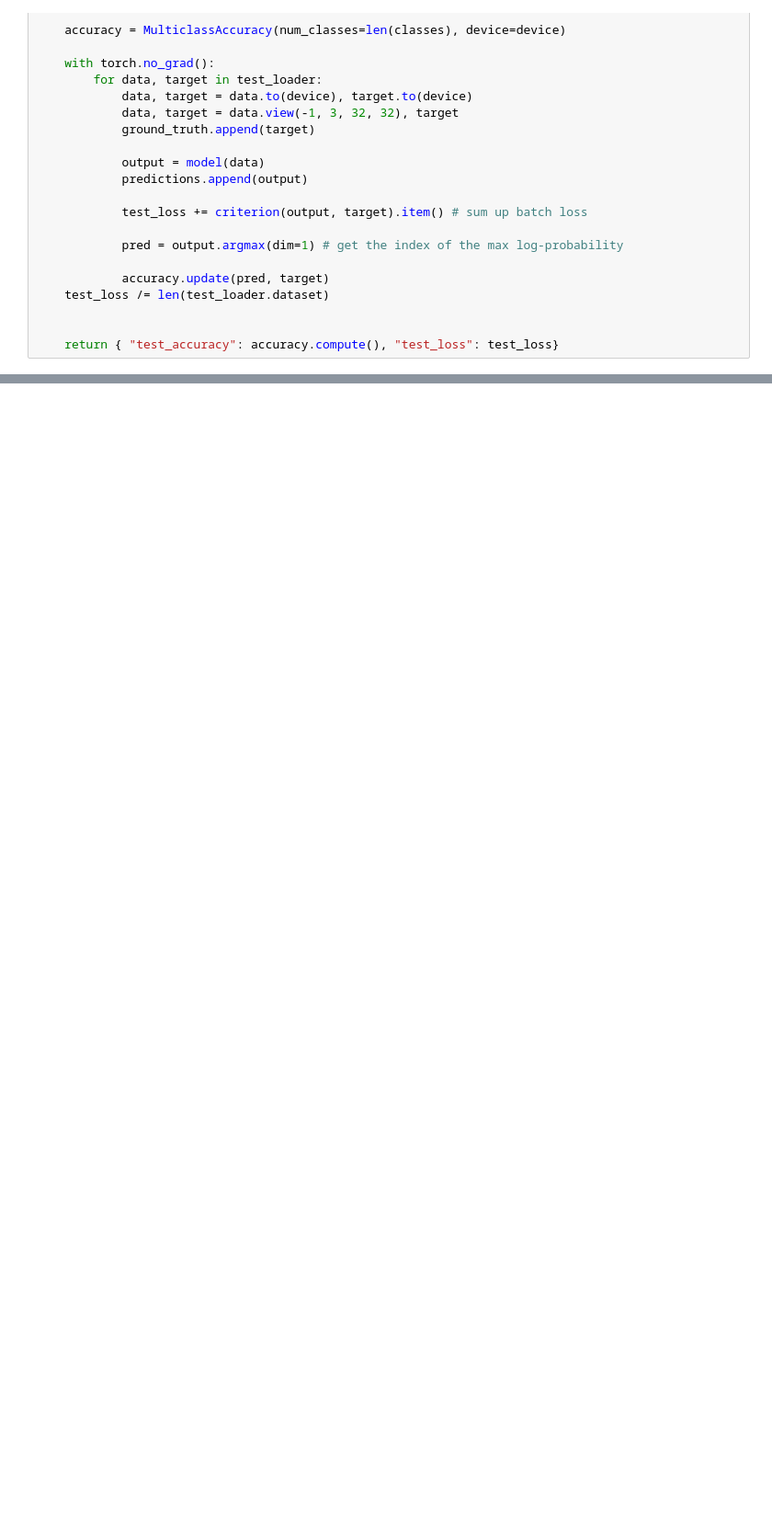
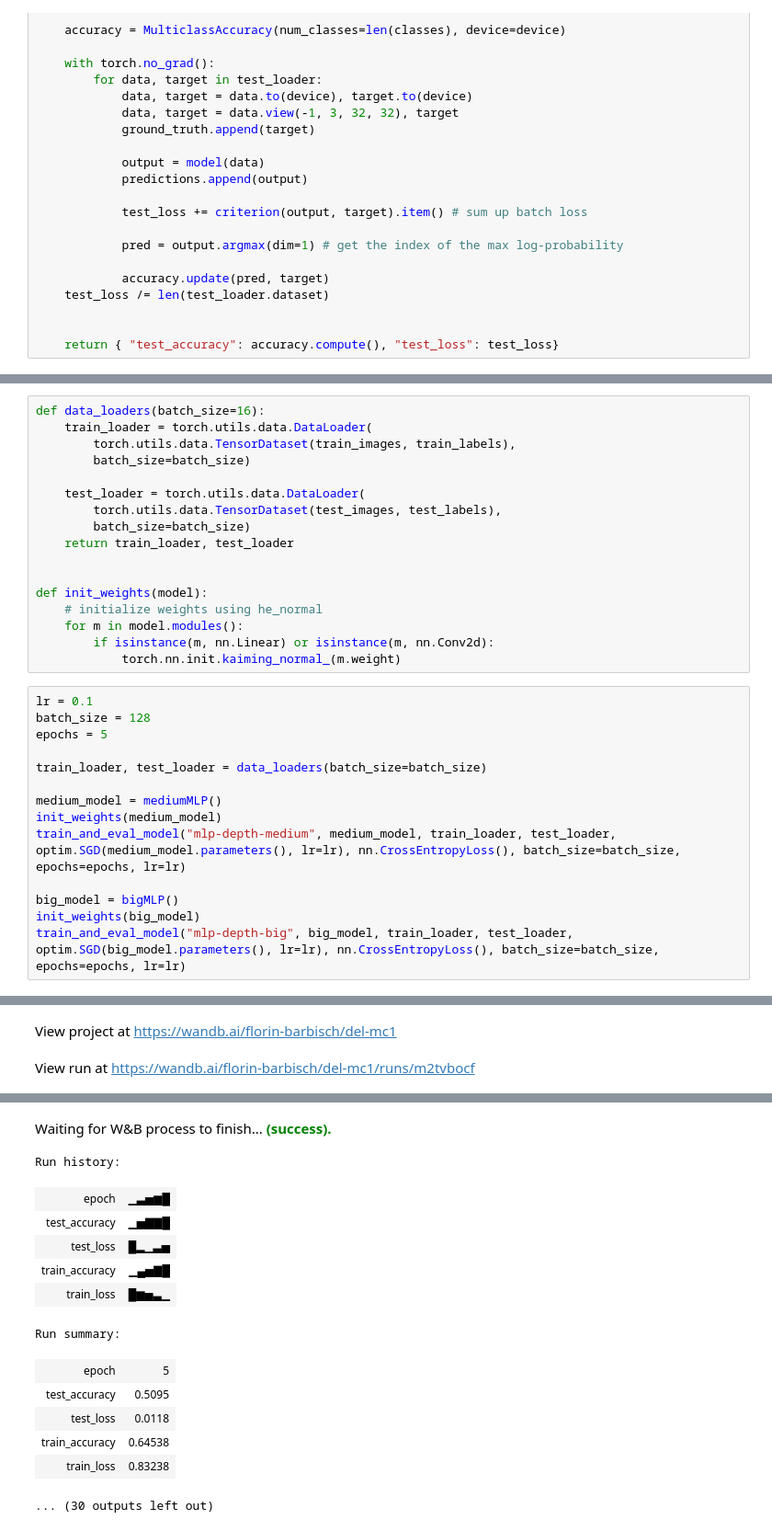
Before and after one commit to florinbarbisch/del, a Jupyter notebook: mc1.ipynb, the cells around one changed output, grey strips where cells are left out. Shown at 92% size. Saved outputs shown, nothing was run; the diff lists cells and outputs as text; blank space fills up the shorter version.

```diff
--- a/mc1.ipynb
+++ b/mc1.ipynb
@@ -600,0 +525,32 @@ Synced 5 W&B file(s), 0 media file(s), 0 artifact file(s) and 0 other file(s)
+# %%
+def data_loaders(batch_size=16):
+    train_loader = torch.utils.data.DataLoader(
+        torch.utils.data.TensorDataset(train_images, train_labels),
+        batch_size=batch_size)
+
+    test_loader = torch.utils.data.DataLoader(
+        torch.utils.data.TensorDataset(test_images, test_labels),
+        batch_size=batch_size)
+    return train_loader, test_loader
+
+
+def init_weights(model):
+    # initialize weights using he_normal
+    for m in model.modules():
+        if isinstance(m, nn.Linear) or isinstance(m, nn.Conv2d):
+            torch.nn.init.kaiming_normal_(m.weight)
+# %%
+lr = 0.1
+batch_size = 128
+epochs = 5
+
+train_loader, test_loader = data_loaders(batch_size=batch_size)
+
+medium_model = mediumMLP()
+init_weights(medium_model)
+train_and_eval_model("mlp-depth-medium", medium_model, train_loader, test_loader, optim.SGD(medium_model.parameters(), lr=lr), nn.CrossEntropyLoss(), batch_size=batch_size, epochs=epochs, lr=lr)
+
+big_model = bigMLP()
+init_weights(big_model)
+train_and_eval_model("mlp-depth-big", big_model, train_loader, test_loader, optim.SGD(big_model.parameters(), lr=lr), nn.CrossEntropyLoss(), batch_size=batch_size, epochs=epochs, lr=lr)
+# %% [output]
@@ -600,0 +561,2 @@ Synced 5 W&B file(s), 0 media file(s), 0 artifact file(s) and 0 other file(s)
+View project at https://wandb.ai/florin-barbisch/del-mc1
+View run at https://wandb.ai/florin-barbisch/del-mc1/runs/m2tvbocf
@@ -600,0 +580,14 @@ Synced 5 W&B file(s), 0 media file(s), 0 artifact file(s) and 0 other file(s)
+Waiting for W&B process to finish... (success).
+Run history:
+| epoch | ▁▃▅▆█ |
+| test_accuracy | ▁▅▇▇█ |
+| test_loss | █▂▁▃▅ |
+| train_accuracy | ▁▄▅▇█ |
+| train_loss | █▆▅▃▁ |
+Run summary:
+| epoch | 5 |
+| test_accuracy | 0.5095 |
+| test_loss | 0.0118 |
+| train_accuracy | 0.64538 |
+| train_loss | 0.83238 |
+... (30 outputs left out)
```
Also changed, not shown: parts of 28 cells of this notebook.
